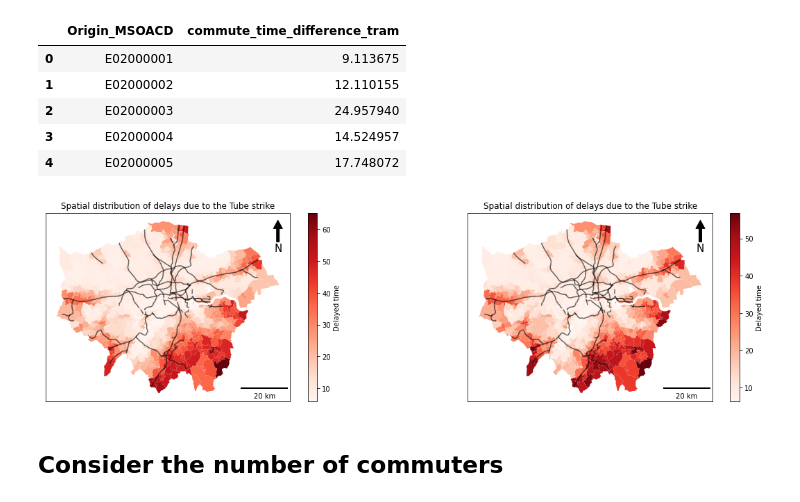
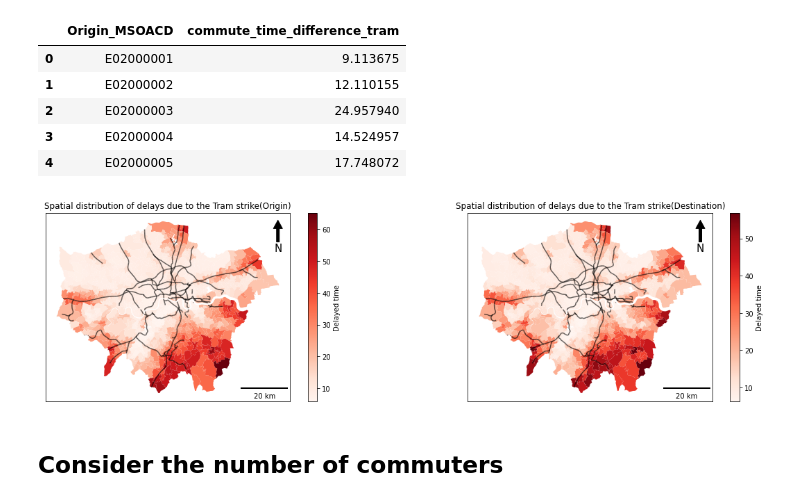
Before and after one commit to xinyi8888/CASA_dissertation, a Jupyter notebook: Draft.ipynb, the cells around one changed output. Saved outputs shown, nothing was run; the diff lists cells and outputs as text; code cells hidden in the pictures.

```diff
--- a/Draft.ipynb
+++ b/Draft.ipynb
@@ -336,36 +339,36 @@ commute_time_strike_tram_mean.head()
 # %%
 commute_time_strike_tram_mean_geo=pd.merge(London, commute_time_strike_tram_mean, left_on='MSOA11CD', right_on='Origin_MSOACD')
 commute_time_strike_tram_des_mean_geo=pd.merge(London, commute_time_strike_tram_des_mean, left_on='MSOA11CD', right_on='Destination_MSOACD')
 fig, axes = plt.subplots(figsize=(20,5), nrows=1, ncols=2)
 #commute_time_strike_mean_geo.plot(column=commute_time_strike_mean_geo['commute_time_difference_p25'], legend= True, cmap='Reds', ax=axes[0])
 
 commute_time_strike_tram_mean_geo.plot(column=commute_time_strike_tram_mean_geo['commute_time_difference_tram'], legend= False, cmap='Reds', ax=axes[0])
 clipped_London_rail.plot(color='black', alpha=0.6, ax=axes[0])
 axes[0].set_xticks([])
 axes[0].set_yticks([])
 axes[0].add_artist(ScaleBar(dx=dx, dimension="si-length", units="m", location="lower right"))
-axes[0].set_title('Spatial distribution of delays due to the Tube strike')
+axes[0].set_title('Spatial distribution of delays due to the Tram strike(Origin)')
 axes[0].annotate('N', xy=(x, y), xytext=(x, y-arrow_length),
             arrowprops=dict(facecolor='black', width=4, headwidth=13),
             ha='center', va='center', fontsize=15,
             xycoords=axes[0].transAxes)
 cbar = plt.colorbar(axes[0].collections[0], ax=axes[0])
 cbar.set_label('Delayed time')
 
 commute_time_strike_tram_mean_geo.plot(column=commute_time_strike_tram_des_mean_geo['commute_time_difference_tram'], legend= False, cmap='Reds', ax=axes[1])
 clipped_London_rail.plot(color='black', alpha=0.6, ax=axes[1])
 axes[1].set_xticks([])
 axes[1].set_yticks([])
 axes[1].add_artist(ScaleBar(dx=dx, dimension="si-length", units="m", location="lower right"))
-axes[1].set_title('Spatial distribution of delays due to the Tube strike')
+axes[1].set_title('Spatial distribution of delays due to the Tram strike(Destination)')
 axes[1].annotate('N', xy=(x, y), xytext=(x, y-arrow_length),
             arrowprops=dict(facecolor='black', width=4, headwidth=13),
             ha='center', va='center', fontsize=15,
             xycoords=axes[1].transAxes)
 cbar = plt.colorbar(axes[1].collections[0], ax=axes[1])
 cbar.set_label('Delayed time')
 # %% [output]
-[figure, old version]
+[figure, new version]
 # %% [markdown]
 ## Consider the number of commuters
 # %%
```
Also changed, not shown: parts of 5 cells of this notebook.
